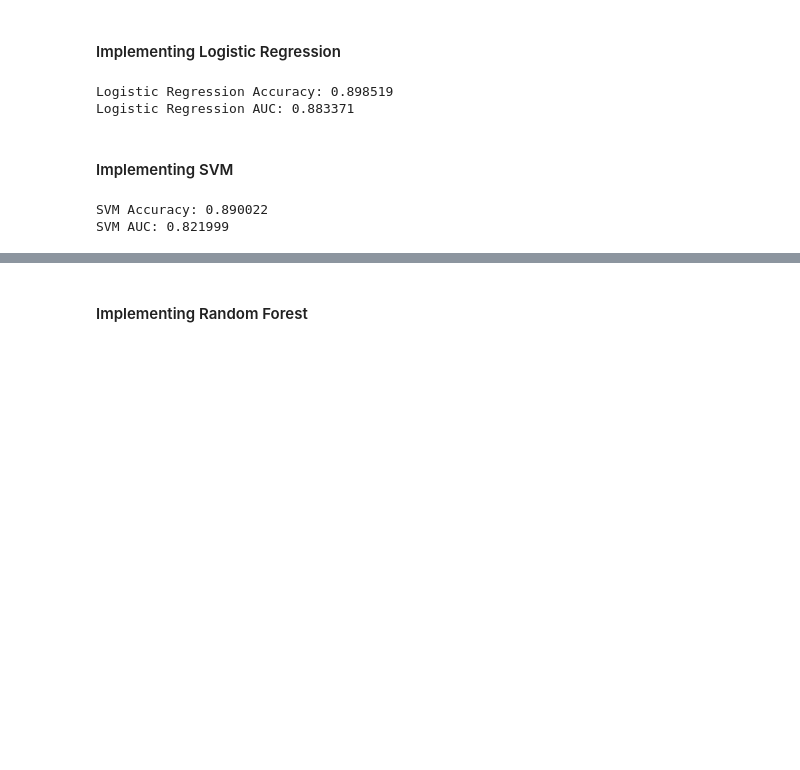
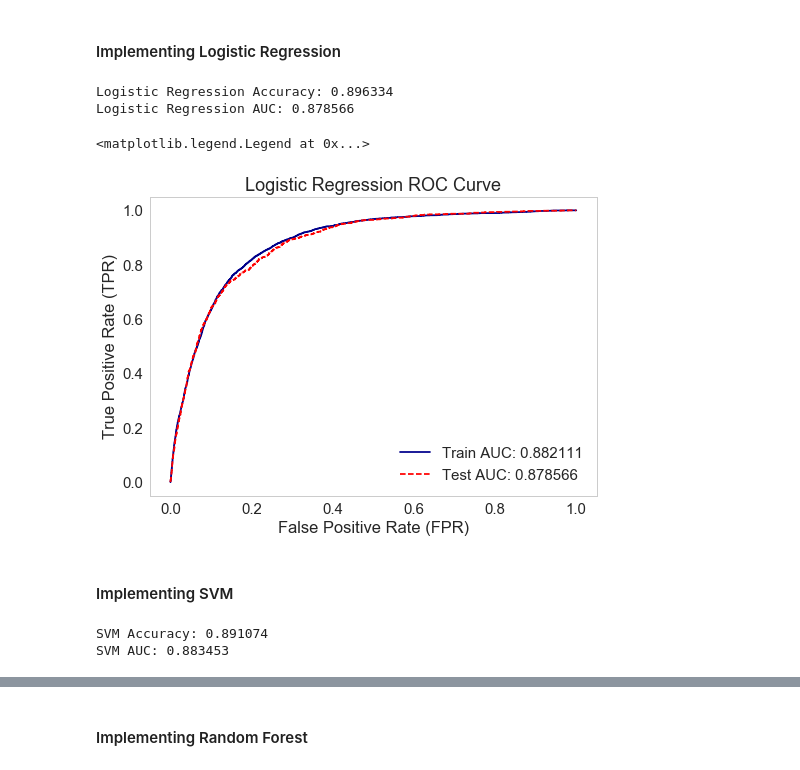
Before and after one commit to jubins/Bank-Marketing-Multivariate-Analysis, a Jupyter notebook: IDS_BankMarketingAnalytics.ipynb, the cells around one changed output, grey strips where cells are left out. Saved outputs shown, nothing was run; the diff lists cells and outputs as text; code cells hidden in the pictures; blank space fills up the shorter version.

```diff
--- a/IDS_BankMarketingAnalytics.ipynb
+++ b/IDS_BankMarketingAnalytics.ipynb
@@ -235,35 +253,53 @@ Decision Tree AUC: 0.909651
 #### Implementing Logistic Regression
 # %%
 from sklearn.linear_model import LogisticRegression
-lr = LogisticRegression(penalty='l1', C=0.01)
+lr = LogisticRegression(penalty='l2', C=0.001)
 lr = lr.fit(X_train, y_train)
-y_pred = lr.predict(X_test)
-scores = lr.predict_proba(X_test)
-y_scores = []
-for i in range(len(scores)):
-    y_scores.append(scores[i][1])
+y_pred_lr = lr.predict(X_test)
+scores_lr = lr.predict_proba(X_test)
+y_scores_lr = []
+for i in range(len(scores_lr)):
+    y_scores_lr.append(scores_lr[i][1])
 
-fpr_lr, tpr_lr, threshold_lr = roc_curve(y_test, y_scores, pos_label=1)
-print("Logistic Regression Accuracy: %5f" %accuracy_score(y_test, y_pred))
+fpr_lr, tpr_lr, threshold_lr = roc_curve(y_test, y_scores_lr, pos_label=1)
+print("Logistic Regression Accuracy: %5f" %accuracy_score(y_test, y_pred_lr))
 print("Logistic Regression AUC: %5f" %auc(fpr_lr, tpr_lr))
 # %% [output]
-Logistic Regression Accuracy: 0.898519
-Logistic Regression AUC: 0.883371
+Logistic Regression Accuracy: 0.896334
+Logistic Regression AUC: 0.878566
+# %%
+sns.set_style("whitegrid", {'axes.grid' : False})
+scores_train = lr.predict_proba(X_train)
+y_scores_train = []
+for i in range(len(scores_train)):
+    y_scores_train.append(scores_train[i][1])
+
+fpr_lr_train, tpr_lr_train, _ = roc_curve(y_train, y_scores_train, pos_label=1)
+
+plt.plot(fpr_lr_train, tpr_lr_train, color='darkblue', label='Train AUC: %5f' %auc(fpr_lr_train, tpr_lr_train))
+plt.plot(fpr_lr, tpr_lr, color='red', ls='--', label='Test AUC: %5f' %auc(fpr_lr, tpr_lr))
+plt.title("Logistic Regression ROC Curve")
+plt.xlabel("False Positive Rate (FPR)")
+plt.ylabel("True Positive Rate (TPR)")
+plt.legend(loc='lower right')
+# %% [output]
+<matplotlib.legend.Legend at 0x...>
+[figure, added]
 # %% [markdown]
 #### Implementing SVM
 # %%
 from sklearn.svm import SVC
-svm = SVC(kernel='rbf', probability=True, C=0.01)
+svm = SVC(kernel='linear', probability=True, C=0.001)
 svm = svm.fit(X_train, y_train)
-y_pred = svm.predict(X_test)
-scores = svm.predict_proba(X_test)
-y_scores = []
-for i in range(len(scores)):
-    y_scores.append(scores[i][1])
+y_pred_svm = svm.predict(X_test)
+scores_svm = svm.predict_proba(X_test)
+y_scores_svm = []
+for i in range(len(scores_svm)):
+    y_scores_svm.append(scores_svm[i][1])
 
-fpr_svm, tpr_svm, threshold_svm = roc_curve(y_test, y_scores, pos_label=1)
-print("SVM Accuracy: %5f" % accuracy_score(y_test, y_pred))
+fpr_svm, tpr_svm, threshold_svm = roc_curve(y_test, y_scores_svm, pos_label=1)
+print("SVM Accuracy: %5f" % accuracy_score(y_test, y_pred_svm))
 print("SVM AUC: %5f" %auc(fpr_svm, tpr_svm))
 # %% [output]
-SVM Accuracy: 0.890022
-SVM AUC: 0.821999
+SVM Accuracy: 0.891074
+SVM AUC: 0.883453
```
Also changed, not shown: parts of 20 cells of this notebook.
